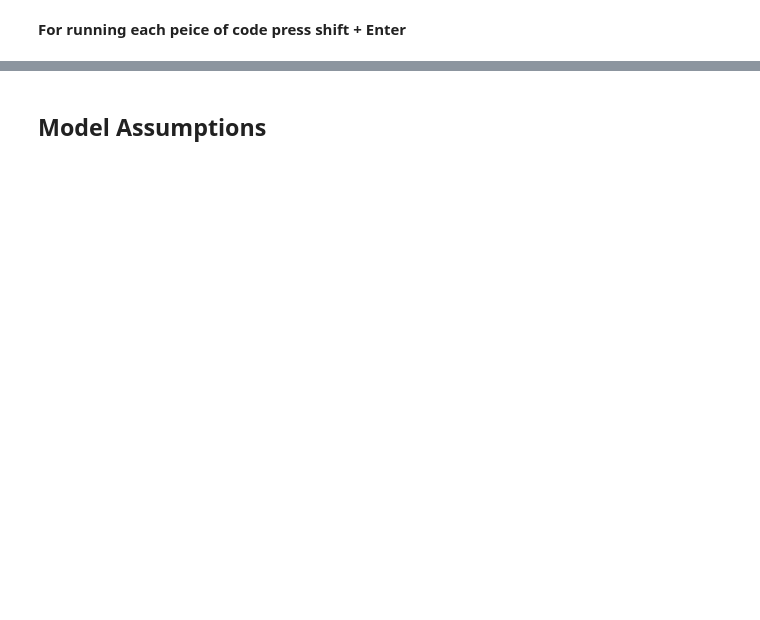
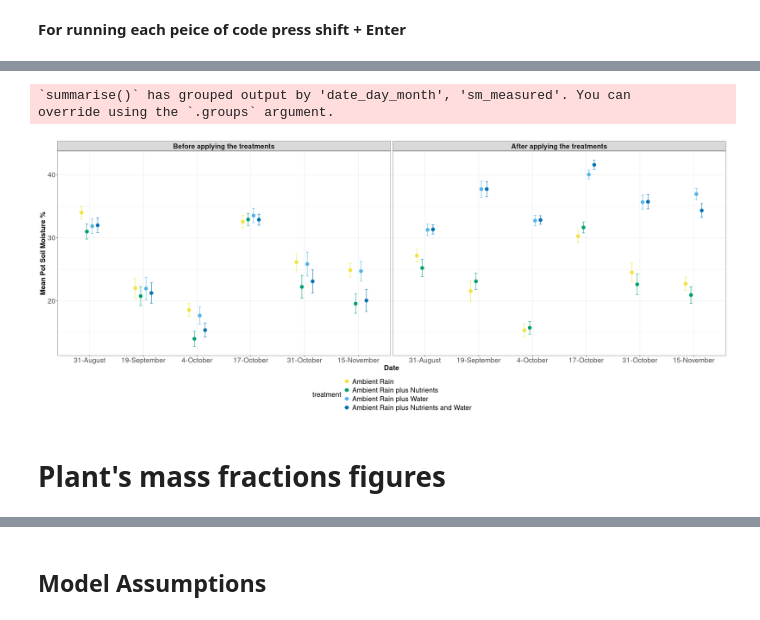
Before and after one commit to ecamo19/shade_house_reproducible_stats, a Jupyter notebook: notebooks/supplementary_figures.ipynb, the cells around one changed output, grey strips where cells are left out. Drawn from its saved outputs; the diff is of its cells as text; code cells hidden in the pictures; blank space fills up the shorter version.

```diff
--- a/notebooks/supplementary_figures.ipynb
+++ b/notebooks/supplementary_figures.ipynb
@@ -262,0 +159,45 @@ model_pc_root_shoot <- lmer(root_shoot_ratio ~ treatment + nfixer+ pc1 + pc2 + p
+# %%
+data_soil_moisture_cleaned  %>%
+        group_by(date_day_month, sm_measured, treatment) %>%
+        summarise(mean_soil_moisture = mean(soil_moisture),
+
+                se_soil_moisture = (sd(soil_moisture) / sqrt(n()))) %>%
+
+        ggplot(data = ., aes(x = date_day_month, y = mean_soil_moisture,
+                            color = treatment)) +
+            geom_point(position = position_dodge(width = .4), size = 4) +
+            facet_wrap(~sm_measured) +
+
+            scale_color_manual(values = c("#F0E442","#009E73", "#56B4E9",
+                                            "#0072B2")) +
+
+            xlab("Date") + ylab("Mean Pot Soil Moisture %") +
+            theme_bw() +
+
+            # Add Standard error bars
+            geom_errorbar(aes(ymin = mean_soil_moisture - se_soil_moisture,
+                              ymax = mean_soil_moisture + se_soil_moisture),
+                            width = .2,
+                            position = position_dodge(width = .4)) +
+
+
+            #Delete lines around facet labels
+	        theme(
+
+                    #Font size
+                    axis.text = element_text(size = 18),
+                    axis.title = element_text(size = 18, face = "bold"),
+                    strip.text.x = element_text(size = 18, face = "bold"),
+
+                    # Legend position and size
+                    legend.position = "bottom",
+                    legend.title = element_text(size = 18),
+                    legend.text = element_text(size = 18)) +
+	                guides(col = guide_legend(ncol = 1, title.position = "left",
+                            title.hjust = .59))
+# %% [output]
+`summarise()` has grouped output by 'date_day_month', 'sm_measured'. You can
+override using the `.groups` argument.
+[figure, added]
+# %% [markdown]
+# Plant's mass fractions figures
```
Also changed, not shown: parts of 66 cells of this notebook.
